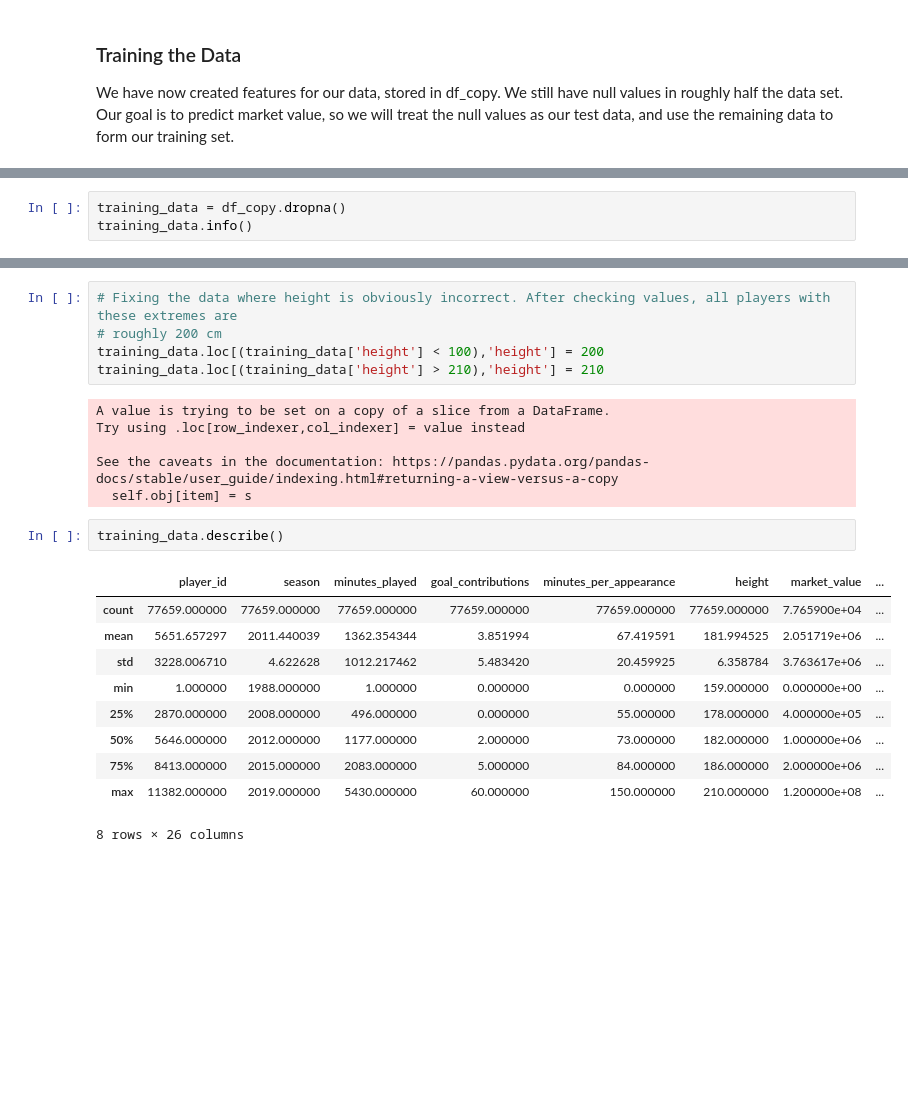
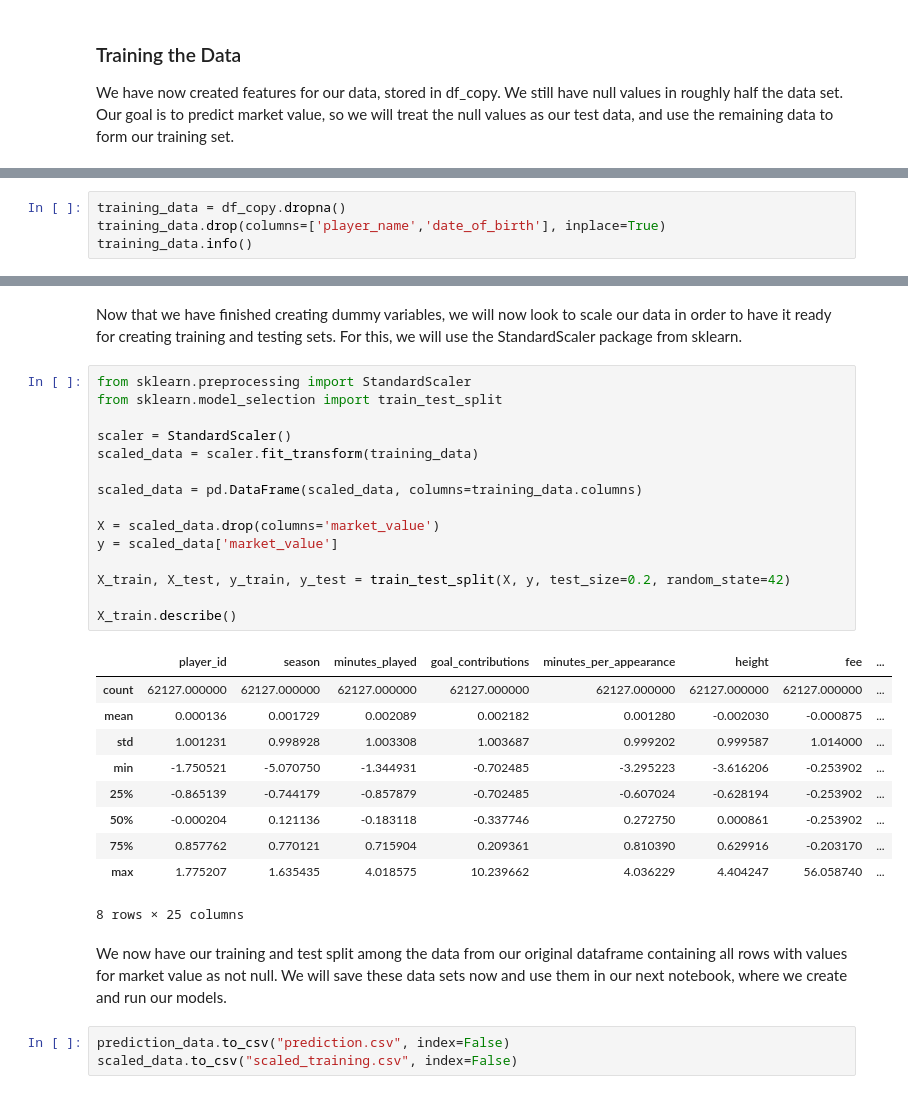
Before and after one commit to dvanheeswijk/Springboard, a Jupyter notebook: Capstone 2/Capstone 2 - Preprocessing and Training.ipynb, the cells around one changed output, grey strips where cells are left out. Saved outputs shown, nothing was run; the diff lists cells and outputs as text; blank space fills up the shorter version.

```diff
--- a/Capstone 2/Capstone 2 - Preprocessing and Training.ipynb
+++ b/Capstone 2/Capstone 2 - Preprocessing and Training.ipynb
@@ -332,5 +350,6 @@ memory usage: 8.6+ MB
 # %%
 training_data = df_copy.dropna()
+training_data.drop(columns=['player_name','date_of_birth'], inplace=True)
 training_data.info()
 # %% [output]
 <class 'pandas.core.frame.DataFrame'>
@@ -366,24 +376,33 @@ training_data.describe()
-# %%
-# Fixing the data where height is obviously incorrect. After checking values, all players with these extremes are
-# roughly 200 cm
-training_data.loc[(training_data['height'] < 100),'height'] = 200
-training_data.loc[(training_data['height'] > 210),'height'] = 210
-# %% [output]
-A value is trying to be set on a copy of a slice from a DataFrame.
-Try using .loc[row_indexer,col_indexer] = value instead
-
-See the caveats in the documentation: https://pandas.pydata.org/pandas-docs/stable/user_guide/indexing.html#returning-a-view-versus-a-copy
-  self.obj[item] = s
-# %%
-training_data.describe()
-# %% [output]
-|  | player_id | season | minutes_played | goal_contributions | minutes_per_appearance | height | market_value | ... |
-| count | 77659.000000 | 77659.000000 | 77659.000000 | 77659.000000 | 77659.000000 | 77659.000000 | 7.765900e+04 | ... |
-| mean | 5651.657297 | 2011.440039 | 1362.354344 | 3.851994 | 67.419591 | 181.994525 | 2.051719e+06 | ... |
-| std | 3228.006710 | 4.622628 | 1012.217462 | 5.483420 | 20.459925 | 6.358784 | 3.763617e+06 | ... |
-| min | 1.000000 | 1988.000000 | 1.000000 | 0.000000 | 0.000000 | 159.000000 | 0.000000e+00 | ... |
-| 25% | 2870.000000 | 2008.000000 | 496.000000 | 0.000000 | 55.000000 | 178.000000 | 4.000000e+05 | ... |
-| 50% | 5646.000000 | 2012.000000 | 1177.000000 | 2.000000 | 73.000000 | 182.000000 | 1.000000e+06 | ... |
-| 75% | 8413.000000 | 2015.000000 | 2083.000000 | 5.000000 | 84.000000 | 186.000000 | 2.000000e+06 | ... |
-| max | 11382.000000 | 2019.000000 | 5430.000000 | 60.000000 | 150.000000 | 210.000000 | 1.200000e+08 | ... |
-8 rows × 26 columns
+# %% [markdown]
+Now that we have finished creating dummy variables, we will now look to scale our data in order to have it ready for creating training and testing sets. For this, we will use the StandardScaler package from sklearn.
+# %%
+from sklearn.preprocessing import StandardScaler
+from sklearn.model_selection import train_test_split
+
+scaler = StandardScaler()
+scaled_data = scaler.fit_transform(training_data)
+
+scaled_data = pd.DataFrame(scaled_data, columns=training_data.columns)
+
+X = scaled_data.drop(columns='market_value')
+y = scaled_data['market_value']
+
+X_train, X_test, y_train, y_test = train_test_split(X, y, test_size=0.2, random_state=42)
+
+X_train.describe()
+# %% [output]
+|  | player_id | season | minutes_played | goal_contributions | minutes_per_appearance | height | fee | ... |
+| count | 62127.000000 | 62127.000000 | 62127.000000 | 62127.000000 | 62127.000000 | 62127.000000 | 62127.000000 | ... |
+| mean | 0.000136 | 0.001729 | 0.002089 | 0.002182 | 0.001280 | -0.002030 | -0.000875 | ... |
+| std | 1.001231 | 0.998928 | 1.003308 | 1.003687 | 0.999202 | 0.999587 | 1.014000 | ... |
+| min | -1.750521 | -5.070750 | -1.344931 | -0.702485 | -3.295223 | -3.616206 | -0.253902 | ... |
+| 25% | -0.865139 | -0.744179 | -0.857879 | -0.702485 | -0.607024 | -0.628194 | -0.253902 | ... |
+| 50% | -0.000204 | 0.121136 | -0.183118 | -0.337746 | 0.272750 | 0.000861 | -0.253902 | ... |
+| 75% | 0.857762 | 0.770121 | 0.715904 | 0.209361 | 0.810390 | 0.629916 | -0.203170 | ... |
+| max | 1.775207 | 1.635435 | 4.018575 | 10.239662 | 4.036229 | 4.404247 | 56.058740 | ... |
+8 rows × 25 columns
+# %% [markdown]
+We now have our training and test split among the data from our original dataframe containing all rows with values for market value as not null. We will save these data sets now and use them in our next notebook, where we create and run our models.
+# %%
+prediction_data.to_csv("prediction.csv", index=False)
+scaled_data.to_csv("scaled_training.csv", index=False)
```
Also changed, not shown: parts of 5 cells of this notebook, 2 other files.
